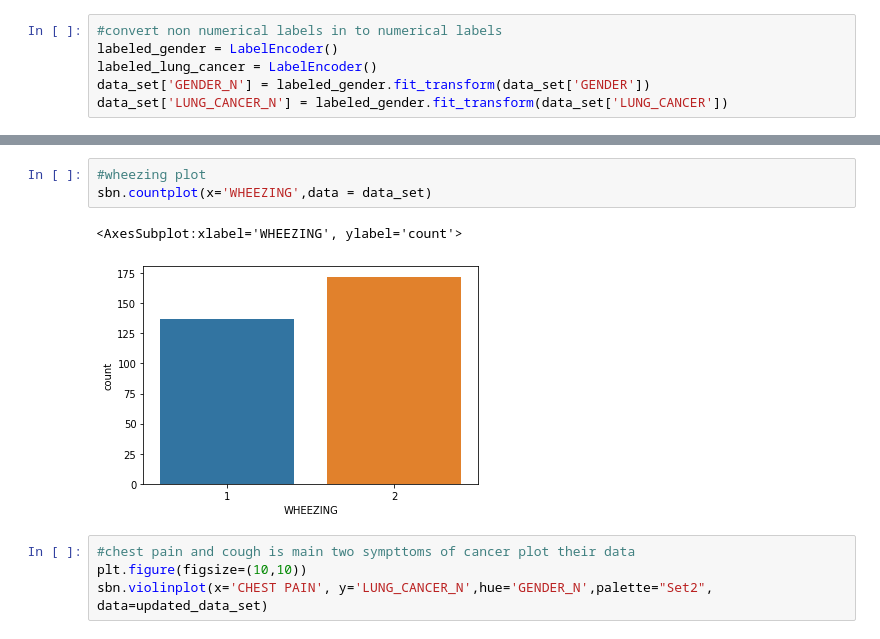
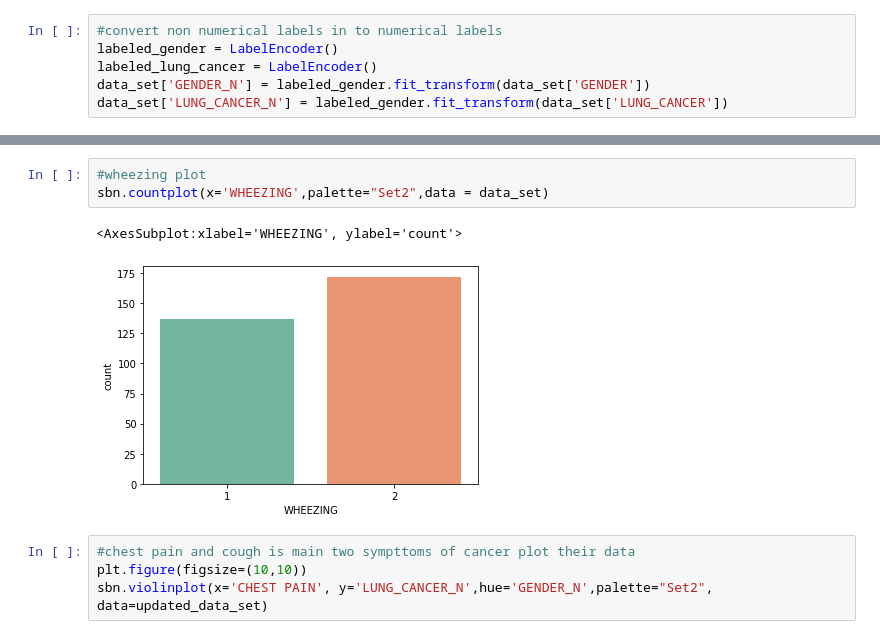
Before and after one commit to jayasith/ML_Assignment2_IT19070704_IT19079264_IT19076362_IT19041926, a Jupyter notebook: logistic-regression-model.ipynb, the cells around one changed output, grey strips where cells are left out. Drawn from its saved outputs; the diff is of its cells as text.

Commit message:
countplot color palette updated

```diff
--- a/logistic-regression-model.ipynb
+++ b/logistic-regression-model.ipynb
@@ -118,10 +118,10 @@ updated_data_set.head()
 | 4 | 63 | 1 | 2 | 1 | 1 | 1 | 1 | 1 | 2 | ... |
 # %%
 #wheezing plot
-sbn.countplot(x='WHEEZING',data = data_set)
+sbn.countplot(x='WHEEZING',palette="Set2",data = data_set)
 # %% [output]
 <AxesSubplot:xlabel='WHEEZING', ylabel='count'>
-[figure, old version]
+[figure, new version]
 # %%
 #chest pain and cough is main two sympttoms of cancer plot their data
 plt.figure(figsize=(10,10))
```
